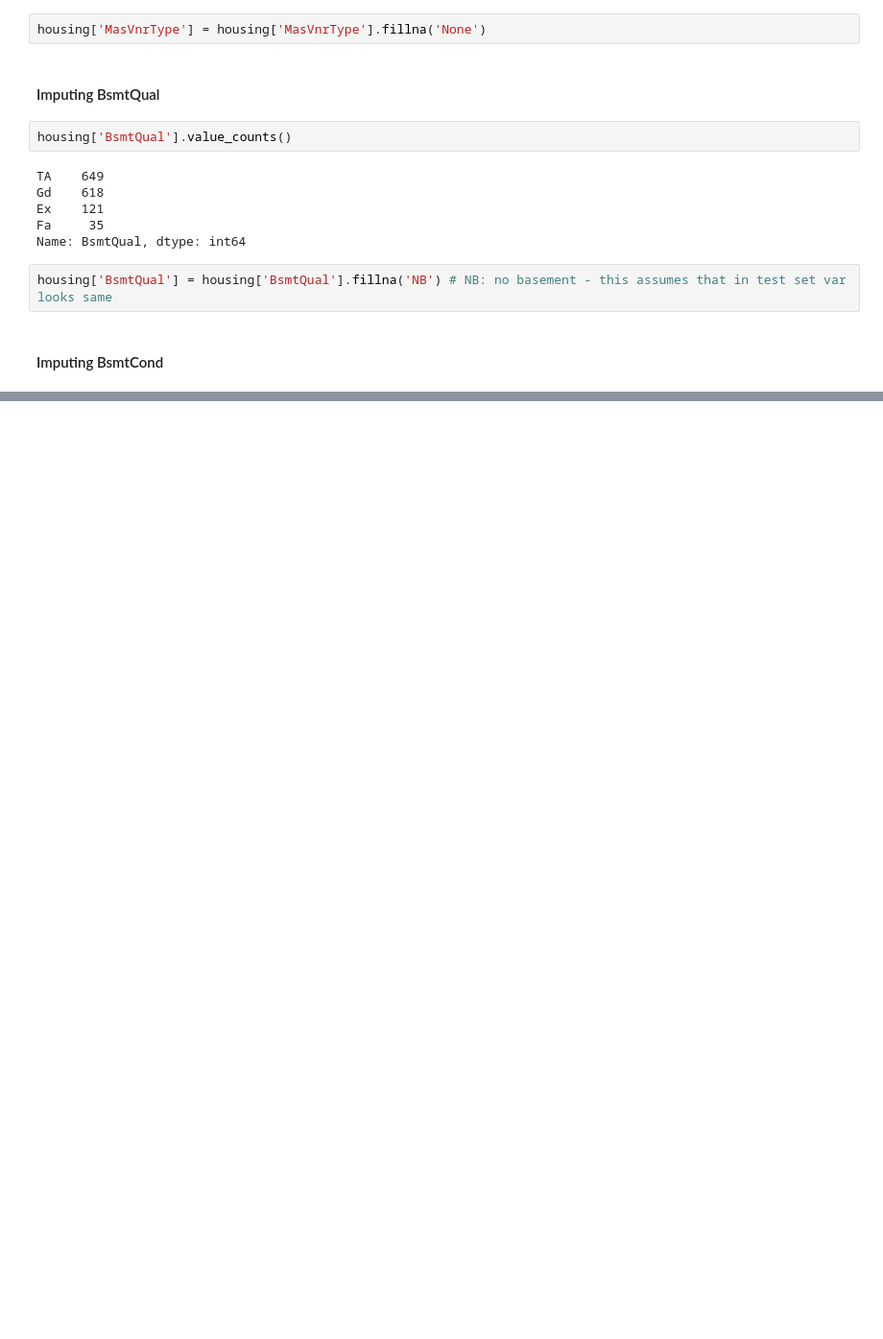
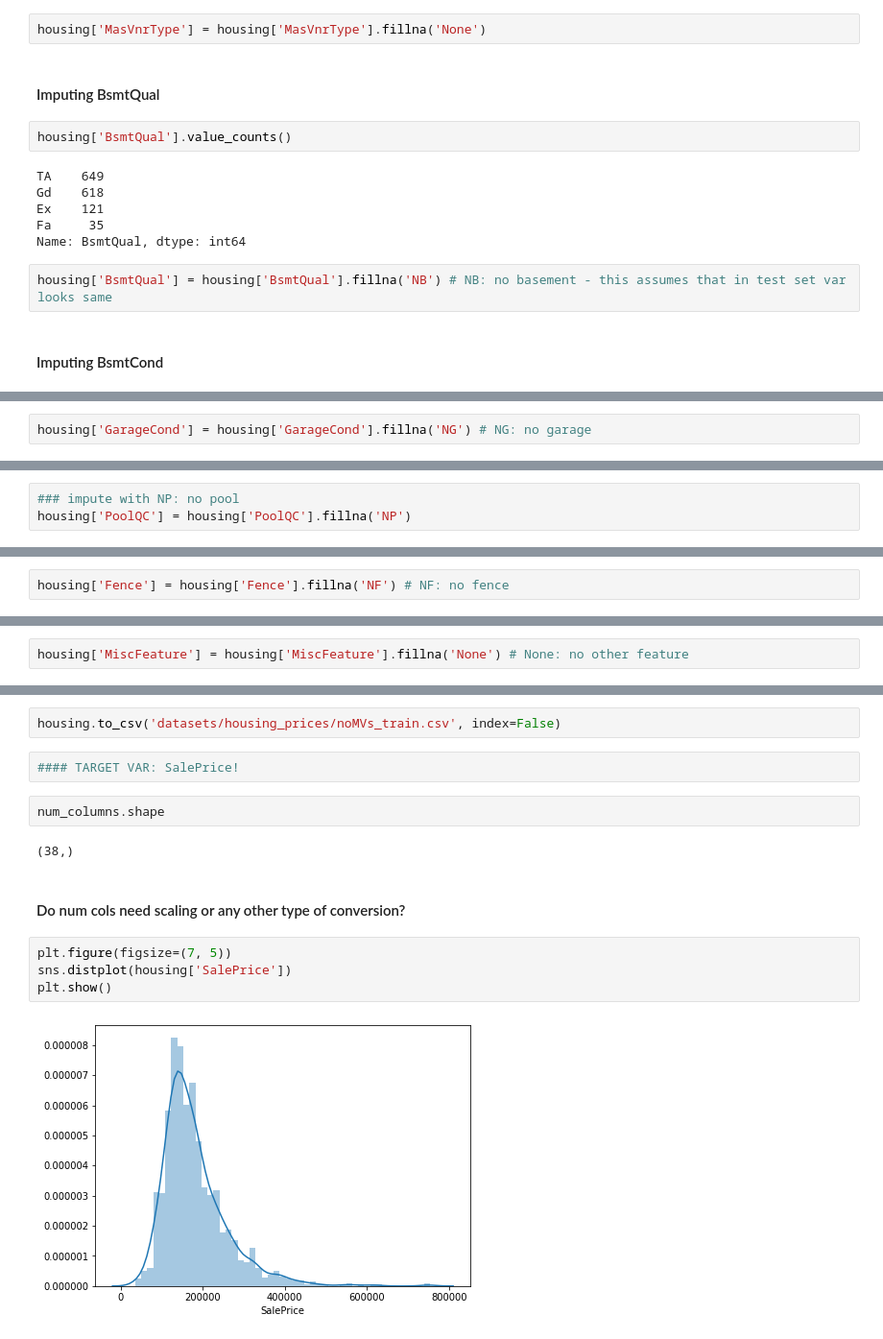
Before and after one commit to hernandezurbina/KaggleAdventures, a Jupyter notebook: HousingPrices.ipynb, the cells around one changed output, grey strips where cells are left out. Shown: that part at 96% size. Drawn from its saved outputs; the diff is of its cells as text; blank space fills up the shorter version.

Commit message:
Viz on num cols for housing dataset

```diff
--- a/HousingPrices.ipynb
+++ b/HousingPrices.ipynb
@@ -268,0 +393,2 @@ housing['BsmtQual'] = housing['BsmtQual'].fillna('NB') # NB: no basement - this
+# %%
+housing['GarageCond'] = housing['GarageCond'].fillna('NG') # NG: no garage
@@ -268,0 +430,3 @@ housing['BsmtQual'] = housing['BsmtQual'].fillna('NB') # NB: no basement - this
+# %%
+### impute with NP: no pool
+housing['PoolQC'] = housing['PoolQC'].fillna('NP')
@@ -268,0 +443,2 @@ housing['BsmtQual'] = housing['BsmtQual'].fillna('NB') # NB: no basement - this
+# %%
+housing['Fence'] = housing['Fence'].fillna('NF') # NF: no fence
@@ -268,0 +455,2 @@ housing['BsmtQual'] = housing['BsmtQual'].fillna('NB') # NB: no basement - this
+# %%
+housing['MiscFeature'] = housing['MiscFeature'].fillna('None') # None: no other feature
@@ -268,0 +475,16 @@ housing['BsmtQual'] = housing['BsmtQual'].fillna('NB') # NB: no basement - this
+# %%
+housing.to_csv('datasets/housing_prices/noMVs_train.csv', index=False)
+# %%
+#### TARGET VAR: SalePrice!
+# %%
+num_columns.shape
+# %% [output]
+(38,)
+# %% [markdown]
+#### Do num cols need scaling or any other type of conversion?
+# %%
+plt.figure(figsize=(7, 5))
+sns.distplot(housing['SalePrice'])
+plt.show()
+# %% [output]
+[figure, added]
```
Also changed, not shown: parts of 59 cells of this notebook.
